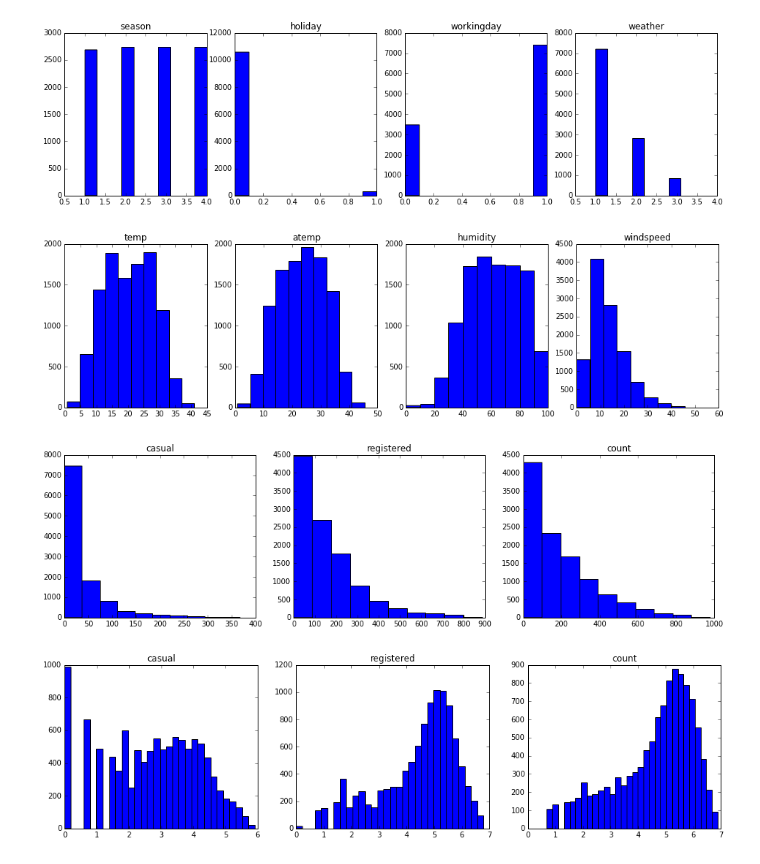
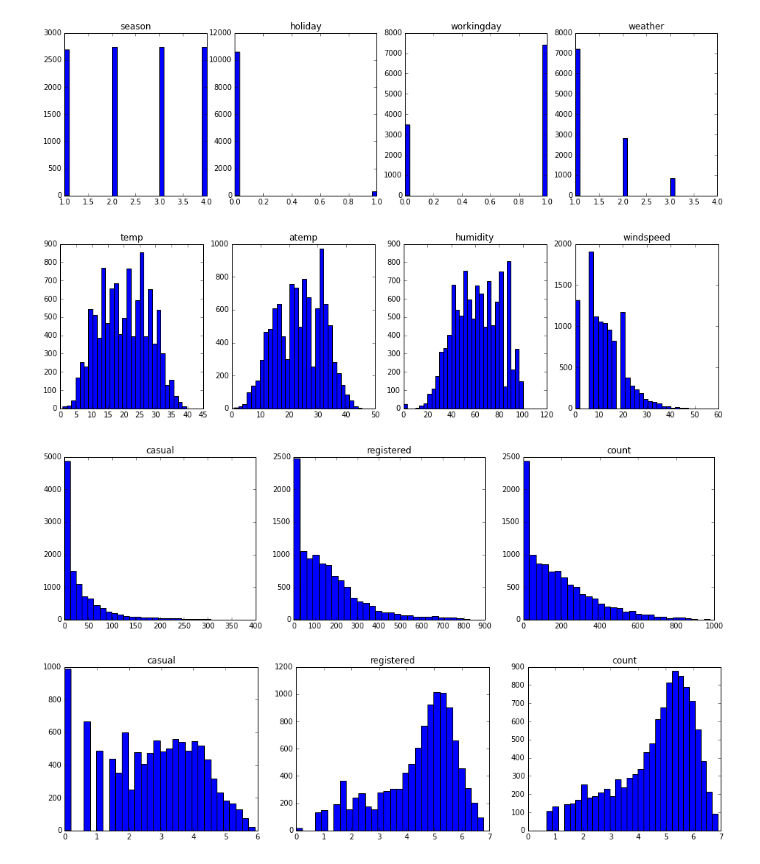
Before and after one commit to MadisonJMyers/W207, a Jupyter notebook: w207_project.ipynb, the cells around one changed output. Cells and saved outputs as stored; diff of their text form; code cells hidden in the pictures.

```diff
--- a/w207_project.ipynb
+++ b/w207_project.ipynb
@@ -97,33 +86,33 @@ new_test_labels = test_labels[:, 1:test_labels.shape[1]]
 # %%
 # Training data histogram
 fig, axes = plt.subplots(nrows=1, ncols=4, sharex=False, sharey=False, figsize = (16, 4))
 
 for ii in np.arange(1, 5):
     ax = axes[ii-1]
-    ax.hist([int(val) for val in train_data[:,ii]])
+    ax.hist([int(val) for val in train_data[:,ii]], bins=30)
     ax.set_title(train_labels[0][ii])
 
 plt.show()
 
 fig, axes = plt.subplots(nrows=1, ncols=4, sharex=False, sharey=False, figsize = (16, 4))
 for ii in np.arange(5, 9):
     ax = axes[ii-5]
-    ax.hist([float(val) for val in train_data[:,ii]])
+    ax.hist([float(val) for val in train_data[:,ii]], bins=30)
     ax.set_title(train_labels[0][ii])
 
 plt.show()
 
 fig, axes = plt.subplots(nrows=1, ncols=3, sharex=False, sharey=False, figsize = (16, 4))
 for ii in np.arange(9, 12):
     ax = axes[ii-9]
-    ax.hist([float(val) for val in train_data[:,ii]])
+    ax.hist([float(val) for val in train_data[:,ii]], bins=30)
     ax.set_title(train_labels[0][ii])
 
 plt.show()
 # %% [output]
-[figure, old version]
+[figure, new version]
-[figure, old version]
+[figure, new version]
-[figure, old version]
+[figure, new version]
 # %%
 # Looking at the plots, it looks like causal and registers are providing more granualar details for prediction rather than just predicting
 # count directly.
```
Also changed, not shown: parts of 18 cells of this notebook.
